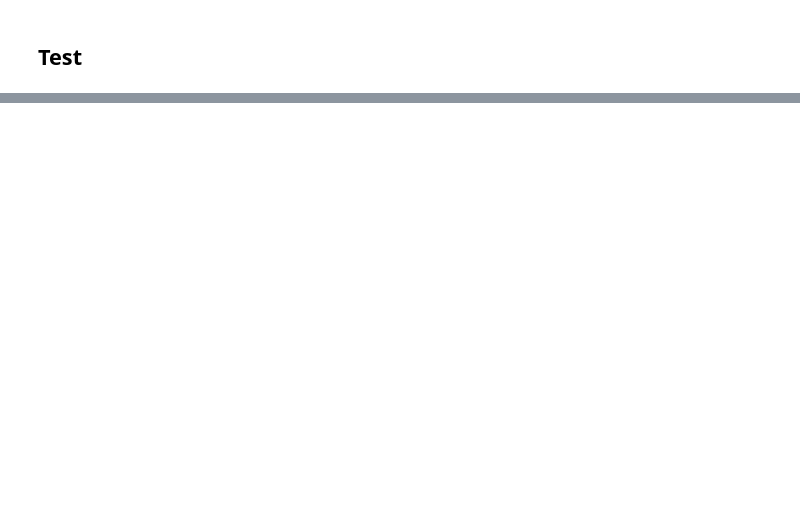
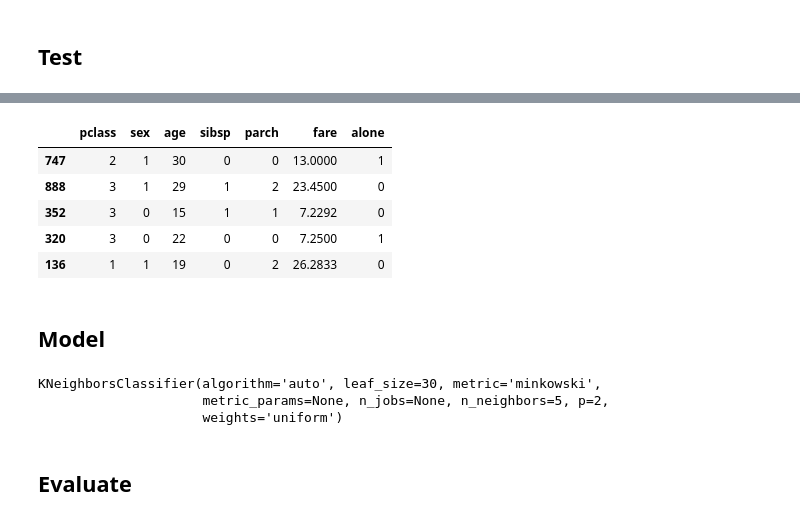
Before and after one commit to guedanie/ds-methodologies-exercises, a Jupyter notebook: classification/model.ipynb, the cells around one changed output, grey strips where cells are left out. Cells and saved outputs as stored; diff of their text form; code cells hidden in the pictures; blank space fills up the shorter version.

```diff
--- a/classification/model.ipynb
+++ b/classification/model.ipynb
@@ -967,0 +987,22 @@ Accuracy of random forest classifier on test set: 0.82
+# %%
+titanic = encode_sex(titanic)
+titanic.age = titanic.age.fillna(titanic.age.mean()).astype("int")
+titanic = titanic.drop(columns=["passenger_id", "embarked", "class", "deck", "embark_town"])
+# %%
+train, test = train_test_split(titanic)
+# %%
+X_train = train.drop(columns="survived")
+y_train = train["survived"]
+X_test = test.drop(columns="survived")
+y_test = test["survived"]
+# %%
+X_train.head()
+# %% [output]
+|  | pclass | sex | age | sibsp | parch | fare | alone |
+| 747 | 2 | 1 | 30 | 0 | 0 | 13.0000 | 1 |
+| 888 | 3 | 1 | 29 | 1 | 2 | 23.4500 | 0 |
+| 352 | 3 | 0 | 15 | 1 | 1 | 7.2292 | 0 |
+| 320 | 3 | 0 | 22 | 0 | 0 | 7.2500 | 1 |
+| 136 | 1 | 1 | 19 | 0 | 2 | 26.2833 | 0 |
+# %% [markdown]
+## Model
@@ -967,0 +1011,6 @@ Accuracy of random forest classifier on test set: 0.82
+# %%
+knn.fit(X_train, y_train)
+# %% [output]
+KNeighborsClassifier(algorithm='auto', leaf_size=30, metric='minkowski',
+                     metric_params=None, n_jobs=None, n_neighbors=5, p=2,
+                     weights='uniform')
@@ -967,0 +1019,2 @@ Accuracy of random forest classifier on test set: 0.82
+# %% [markdown]
+## Evaluate
```
Also changed, not shown: parts of 78 cells of this notebook.
